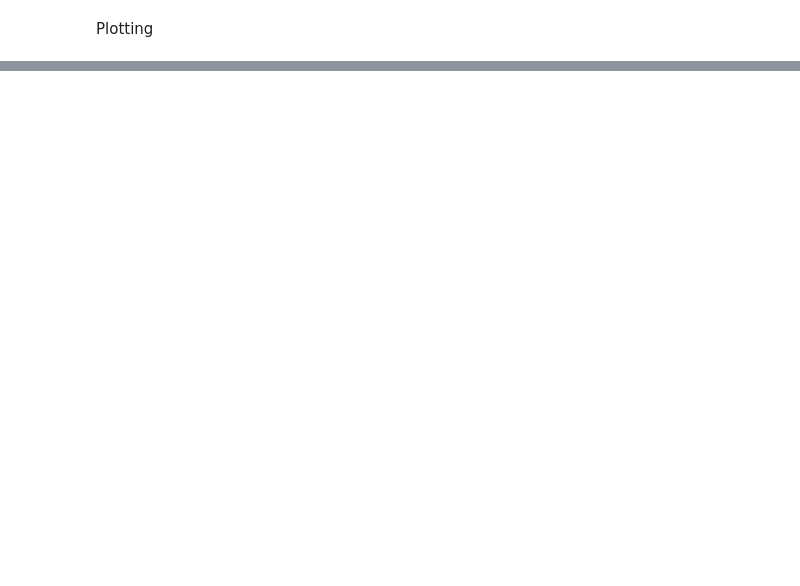
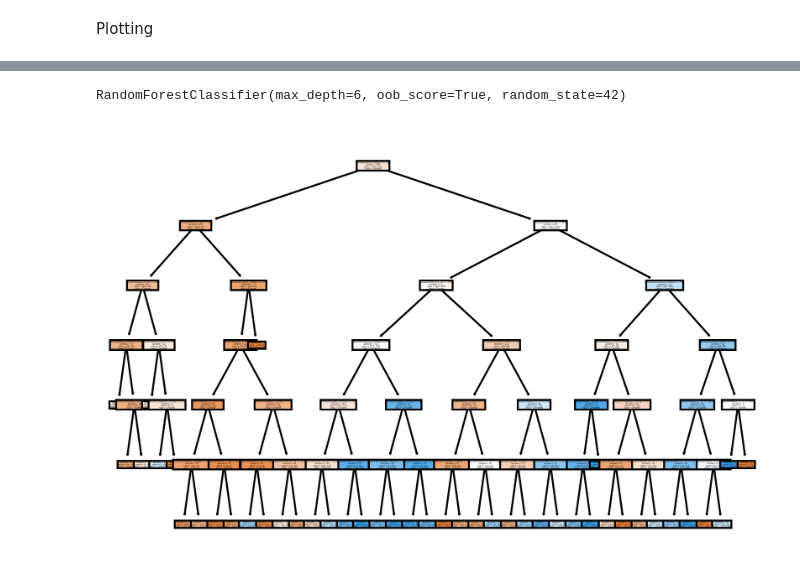
Before and after one commit to mpham93/Keep_Running, a Jupyter notebook: notebooks/Continuous_engagement_7dayTrial.ipynb, the cells around one changed output, grey strips where cells are left out. Cells and saved outputs as stored; diff of their text form; code cells hidden in the pictures; blank space fills up the shorter version.

```diff
--- a/notebooks/Continuous_engagement_7dayTrial.ipynb
+++ b/notebooks/Continuous_engagement_7dayTrial.ipynb
@@ -387,0 +478,18 @@ plt.savefig('../results/AUROC.png', bbox_inches='tight',dpi=100, transparent = T
+# %%
+# fit the whole data
+model=RandomForestClassifier(random_state=42, max_features='auto', n_estimators= 100, max_depth=6, criterion='gini', oob_score = True)
+model.fit(X, y)
+# %% [output]
+RandomForestClassifier(max_depth=6, oob_score=True, random_state=42)
+# %%
+# Extract single tree
+estimator = rf.estimators_[2]
+# Export as dot file
+fig, axes = plt.subplots(nrows = 1, ncols = 1, dpi=800)
+tree.plot_tree(estimator,
+               feature_names = list(X.columns),
+               class_names = ['Churned', 'Converted'],
+               filled = True, precision = 0, impurity = False)
+fig.savefig('../results/rf_individualtree.png')
+# %% [output]
+[figure, added]
```
Also changed, not shown: parts of 25 cells of this notebook.
